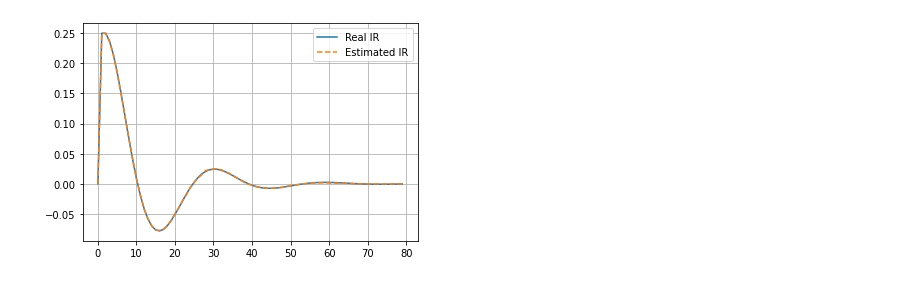
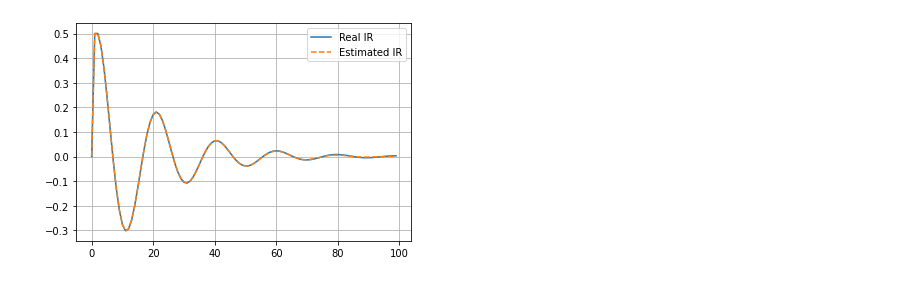
Before and after one commit to LVF784/impulseest, a Jupyter notebook: example/test_stuff.ipynb, the cells around one changed output. Cells and saved outputs as stored; diff of their text form; code cells hidden in the pictures.

```diff
--- a/example/test_stuff.ipynb
+++ b/example/test_stuff.ipynb
@@ -44,7 +44,7 @@ plt.show()
 #---------------------------------------------------------------
 kg = 2
 z1g = 0.8
-p1g = 0.9 + 0.2j
+p1g = 0.9 + 0.3j
 p2g = np.conj(p1g)
 numG = [1,-z1g]
 denG = [1,float(-(p1g+p2g)),float(p1g*p2g)]
@@ -80,10 +80,10 @@ dt: 0.001
 # %%
 start_time = time.time()
-ir = impulseest(u,y,n=80,RegularizationKernel='DC')
+ir = impulseest(u,y,n=100,RegularizationKernel='DC')
 end_time = time.time()
-t,G_h = ss.dimpulse(G, n=80)
+t,G_h = ss.dimpulse(G, n=100)
 
-print("\Function took {:.2f} seconds to solve minimization with regularization by the Empirical Bayes approach." .format(end_time-start_time))
+print("\nFunction took {:.2f} seconds to solve minimization with regularization by the Empirical Bayes approach." .format(end_time-start_time))
 
 plt.plot(np.squeeze(G_h),color='C0')
 plt.plot(ir,linestyle='--',color='C1')
@@ -95,4 +95,4 @@ plt.show()
-[figure, old version]
+[figure, new version]
 # %%
 import os
 os._exit(00)
```
Also changed, not shown: parts of 3 cells of this notebook, 12 other files.
